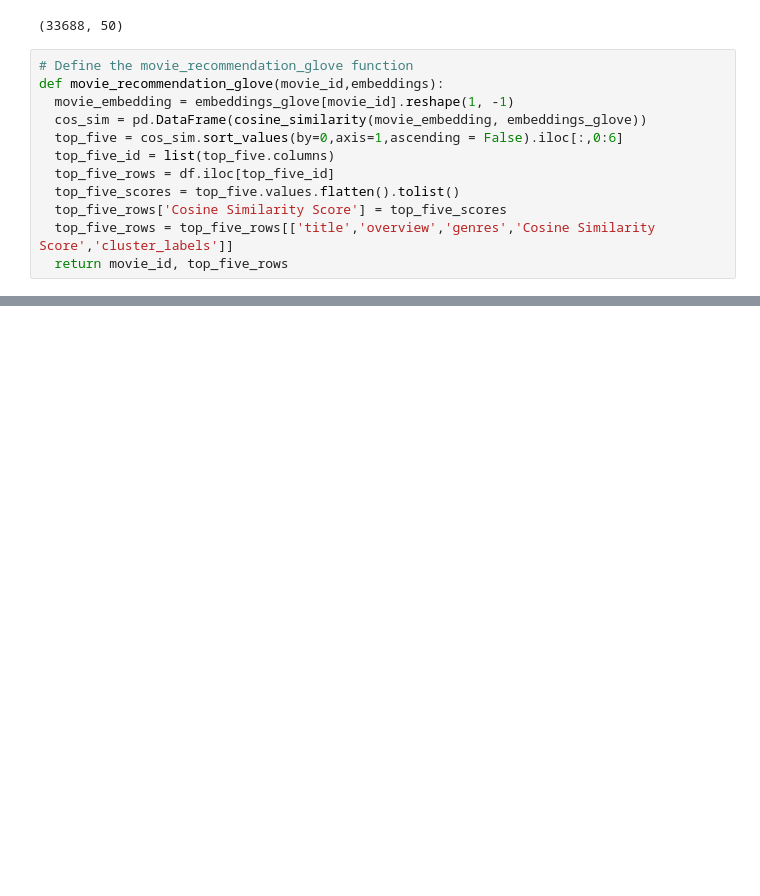
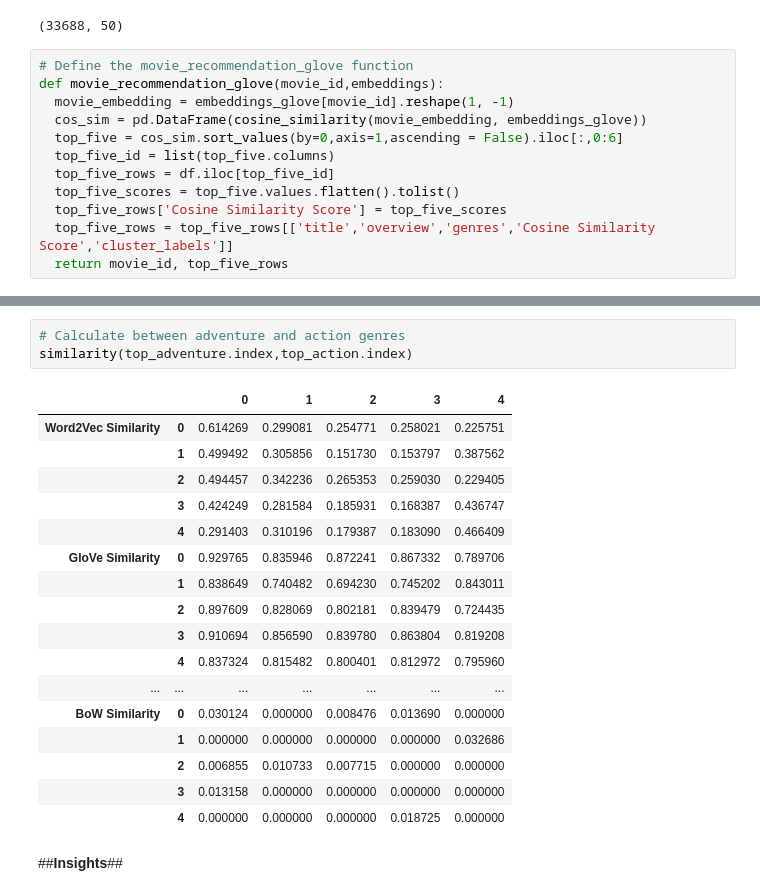
Before and after one commit to bonniyang/ba820, a Jupyter notebook: BA820_TeamProject.ipynb, the cells around one changed output, grey strips where cells are left out. Drawn from its saved outputs; the diff is of its cells as text; blank space fills up the shorter version.

```diff
--- a/BA820_TeamProject.ipynb
+++ b/BA820_TeamProject.ipynb
@@ -651,0 +834,23 @@ def movie_recommendation_glove(movie_id,embeddings):
+# %%
+# Calculate between adventure and action genres
+similarity(top_adventure.index,top_action.index)
+# %% [output]
+|  |  | 0 | 1 | 2 | 3 | 4 |
+| Word2Vec Similarity | 0 | 0.614269 | 0.299081 | 0.254771 | 0.258021 | 0.225751 |
+|  | 1 | 0.499492 | 0.305856 | 0.151730 | 0.153797 | 0.387562 |
+|  | 2 | 0.494457 | 0.342236 | 0.265353 | 0.259030 | 0.229405 |
+|  | 3 | 0.424249 | 0.281584 | 0.185931 | 0.168387 | 0.436747 |
+|  | 4 | 0.291403 | 0.310196 | 0.179387 | 0.183090 | 0.466409 |
+| GloVe Similarity | 0 | 0.929765 | 0.835946 | 0.872241 | 0.867332 | 0.789706 |
+|  | 1 | 0.838649 | 0.740482 | 0.694230 | 0.745202 | 0.843011 |
+|  | 2 | 0.897609 | 0.828069 | 0.802181 | 0.839479 | 0.724435 |
+|  | 3 | 0.910694 | 0.856590 | 0.839780 | 0.863804 | 0.819208 |
+|  | 4 | 0.837324 | 0.815482 | 0.800401 | 0.812972 | 0.795960 |
+| ... | ... | ... | ... | ... | ... | ... |
+| BoW Similarity | 0 | 0.030124 | 0.000000 | 0.008476 | 0.013690 | 0.000000 |
+|  | 1 | 0.000000 | 0.000000 | 0.000000 | 0.000000 | 0.032686 |
+|  | 2 | 0.006855 | 0.010733 | 0.007715 | 0.000000 | 0.000000 |
+|  | 3 | 0.013158 | 0.000000 | 0.000000 | 0.000000 | 0.000000 |
+|  | 4 | 0.000000 | 0.000000 | 0.000000 | 0.018725 | 0.000000 |
+# %% [markdown]
+##****Insights****##
```
Also changed, not shown: parts of 23 cells of this notebook.
